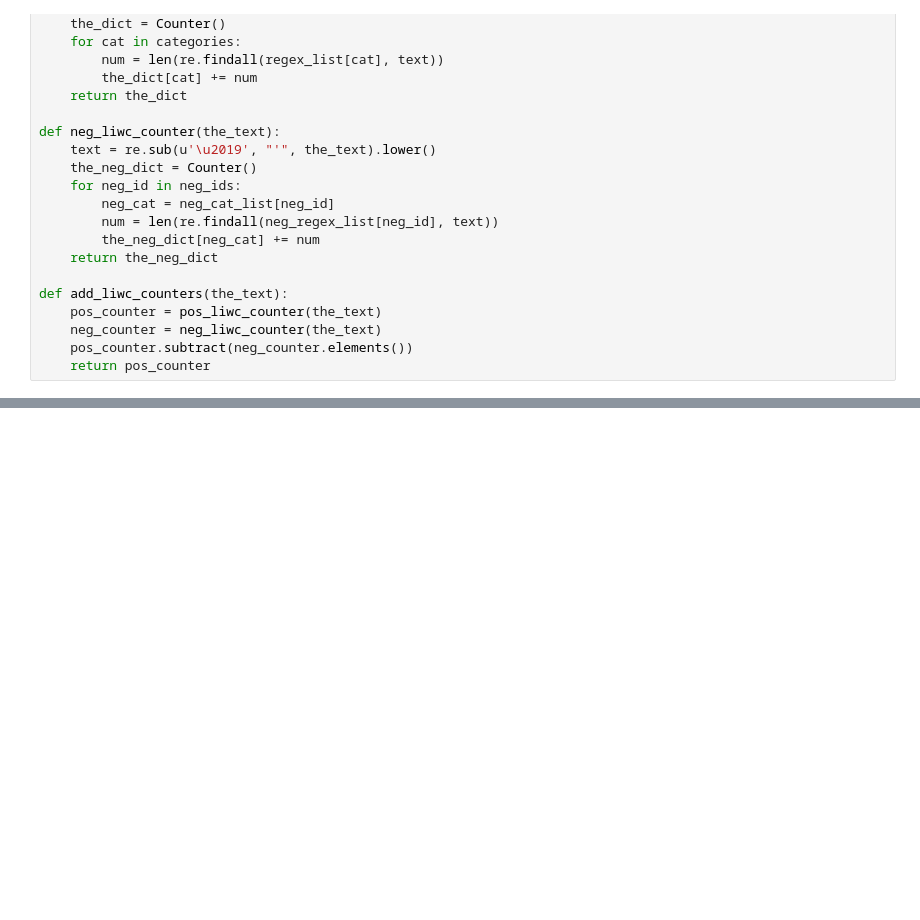
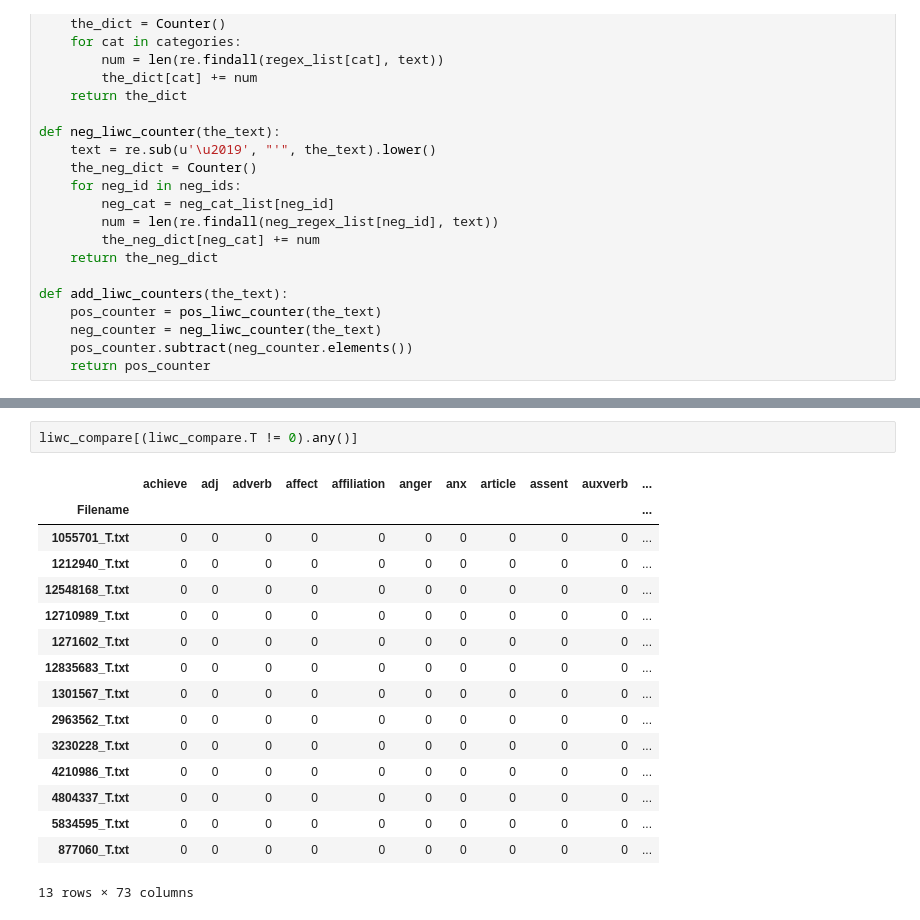
Before and after one commit to iangow/se_features, a Jupyter notebook: liwc_2015/liwc_compare_sample_50.ipynb, the cells around one changed output, grey strips where cells are left out. Cells and saved outputs as stored; diff of their text form; blank space fills up the shorter version.

```diff
--- a/liwc_2015/liwc_compare_sample_50.ipynb
+++ b/liwc_2015/liwc_compare_sample_50.ipynb
@@ -145,0 +208,19 @@ for call in range(0, 50):
+# %%
+liwc_compare[(liwc_compare.T != 0).any()]
+# %% [output]
+|  | achieve | adj | adverb | affect | affiliation | anger | anx | article | assent | auxverb | ... |
+| Filename |  |  |  |  |  |  |  |  |  |  | ... |
+| 1055701_T.txt | 0 | 0 | 0 | 0 | 0 | 0 | 0 | 0 | 0 | 0 | ... |
+| 1212940_T.txt | 0 | 0 | 0 | 0 | 0 | 0 | 0 | 0 | 0 | 0 | ... |
+| 12548168_T.txt | 0 | 0 | 0 | 0 | 0 | 0 | 0 | 0 | 0 | 0 | ... |
+| 12710989_T.txt | 0 | 0 | 0 | 0 | 0 | 0 | 0 | 0 | 0 | 0 | ... |
+| 1271602_T.txt | 0 | 0 | 0 | 0 | 0 | 0 | 0 | 0 | 0 | 0 | ... |
+| 12835683_T.txt | 0 | 0 | 0 | 0 | 0 | 0 | 0 | 0 | 0 | 0 | ... |
+| 1301567_T.txt | 0 | 0 | 0 | 0 | 0 | 0 | 0 | 0 | 0 | 0 | ... |
+| 2963562_T.txt | 0 | 0 | 0 | 0 | 0 | 0 | 0 | 0 | 0 | 0 | ... |
+| 3230228_T.txt | 0 | 0 | 0 | 0 | 0 | 0 | 0 | 0 | 0 | 0 | ... |
+| 4210986_T.txt | 0 | 0 | 0 | 0 | 0 | 0 | 0 | 0 | 0 | 0 | ... |
+| 4804337_T.txt | 0 | 0 | 0 | 0 | 0 | 0 | 0 | 0 | 0 | 0 | ... |
+| 5834595_T.txt | 0 | 0 | 0 | 0 | 0 | 0 | 0 | 0 | 0 | 0 | ... |
+| 877060_T.txt | 0 | 0 | 0 | 0 | 0 | 0 | 0 | 0 | 0 | 0 | ... |
+13 rows × 73 columns
```
Also changed, not shown: parts of 8 cells of this notebook, 53 other files.
